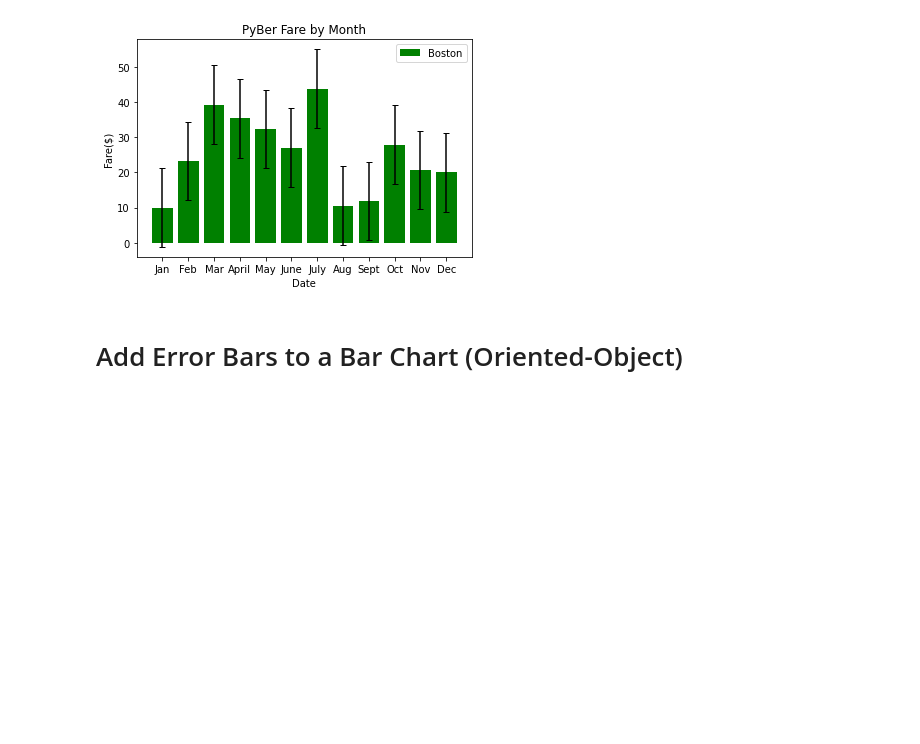
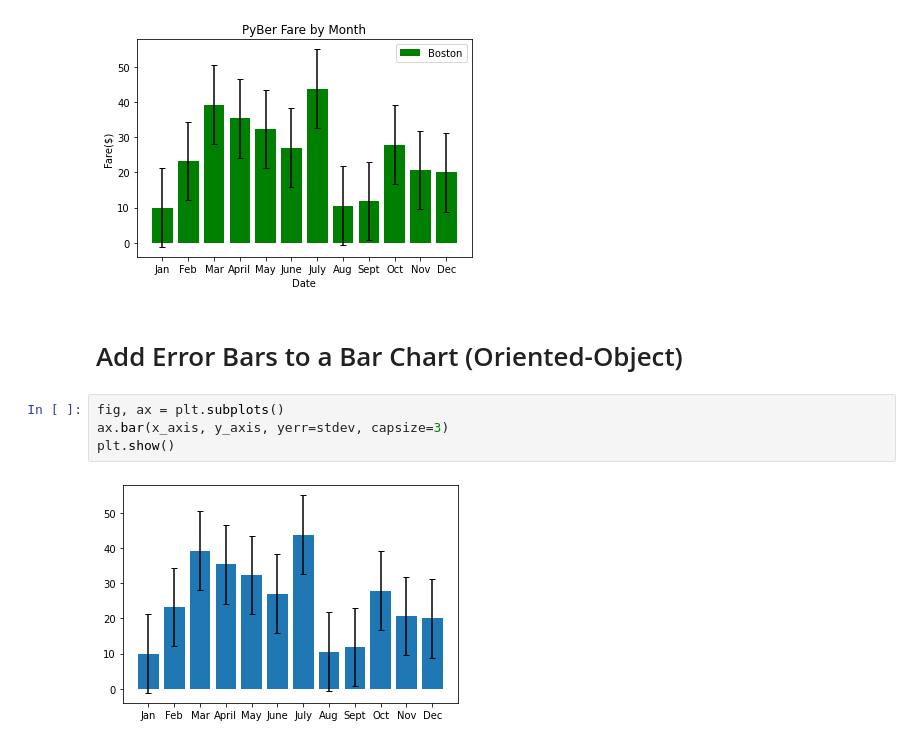
Before and after one commit to piathoi/PyBer_Analysis, a Jupyter notebook: matplotlib_practice2.ipynb, the cells around one changed output. Cells and saved outputs as stored; diff of their text form; blank space fills up the shorter version.

```diff
--- a/matplotlib_practice2.ipynb
+++ b/matplotlib_practice2.ipynb
@@ -50,3 +50,9 @@ plt.legend()
 [figure]
 # %% [markdown]
 # Add Error Bars to a Bar Chart (Oriented-Object)
+# %%
+fig, ax = plt.subplots()
+ax.bar(x_axis, y_axis, yerr=stdev, capsize=3)
+plt.show()
+# %% [output]
+[figure, added]
```
Also changed, not shown: parts of 7 cells of this notebook.
